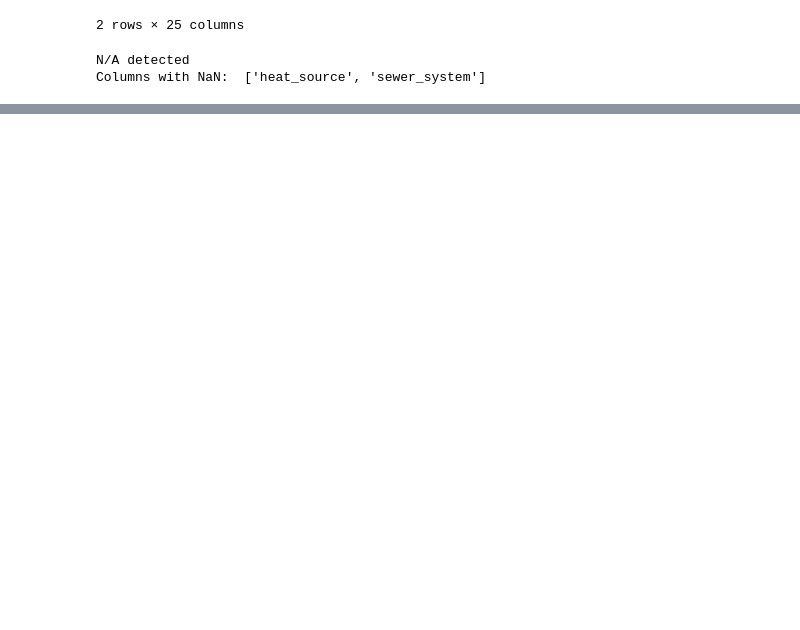
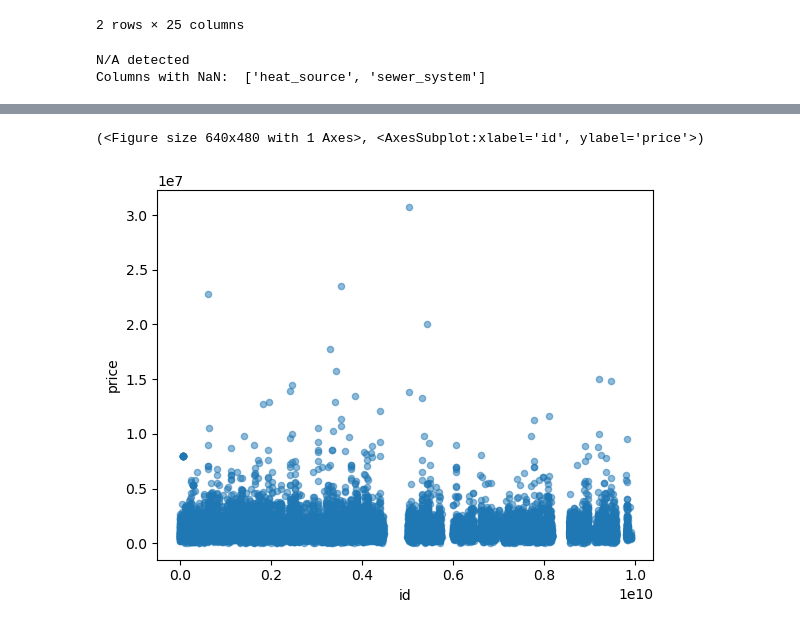
Before and after one commit to Tommyphung1/King-County-Feature-Regression, a Jupyter notebook: data_exploration.ipynb, the cells around one changed output, grey strips where cells are left out. Drawn from its saved outputs; the diff is of its cells as text; code cells hidden in the pictures; blank space fills up the shorter version.

```diff
--- a/data_exploration.ipynb
+++ b/data_exploration.ipynb
@@ -29 +92,6 @@ Columns with NaN:  ['heat_source', 'sewer_system']
+# %%
+helpers.dv.plot_dataframe(df, ['id'], 'price')
+# %% [output]
+(<Figure size 640x480 with 1 Axes>, <AxesSubplot:xlabel='id', ylabel='price'>)
+[figure, added]
 # %%
```
Also changed, not shown: parts of 12 cells of this notebook, 4 other files.
